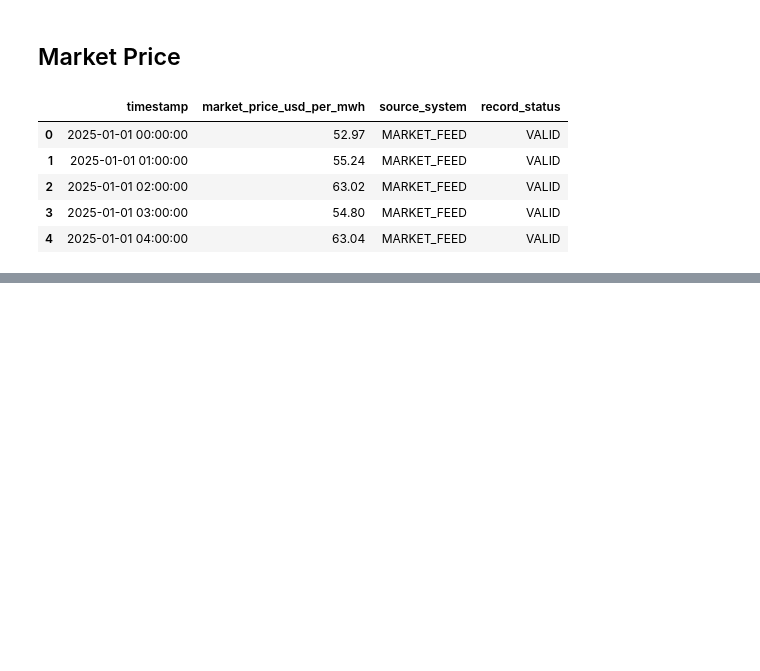
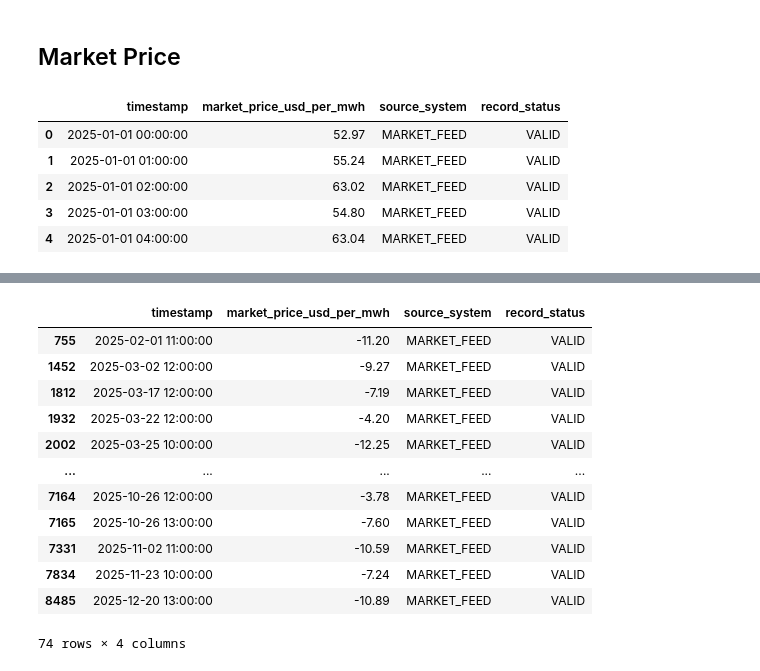
Before and after one commit to sadamhabnawi28/GreenGrid_Energy_Project, a Jupyter notebook: scripts/data_cleaning.ipynb, the cells around one changed output, grey strips where cells are left out. Cells and saved outputs as stored; diff of their text form; code cells hidden in the pictures; blank space fills up the shorter version.

```diff
--- a/scripts/data_cleaning.ipynb
+++ b/scripts/data_cleaning.ipynb
@@ -285,0 +277,3 @@ df_market_price.head()
+# %%
+df_market_price = df_market_price.drop_duplicates()
+df_market_price.duplicated().sum()
@@ -285,0 +282,3 @@ df_market_price.head()
+# %%
+df_market_price = df_market_price.dropna()
+df_market_price.isnull().sum()
@@ -285,0 +303,18 @@ df_market_price.head()
+# %%
+df_market_price[df_market_price["market_price_usd_per_mwh"] < 0]
+
+# df_market_price.loc[df_market_price["market_price_usd_per_mwh"] < 0, "market_price_usd_per_mwh"]
+# %% [output]
+|  | timestamp | market_price_usd_per_mwh | source_system | record_status |
+| 755 | 2025-02-01 11:00:00 | -11.20 | MARKET_FEED | VALID |
+| 1452 | 2025-03-02 12:00:00 | -9.27 | MARKET_FEED | VALID |
+| 1812 | 2025-03-17 12:00:00 | -7.19 | MARKET_FEED | VALID |
+| 1932 | 2025-03-22 12:00:00 | -4.20 | MARKET_FEED | VALID |
+| 2002 | 2025-03-25 10:00:00 | -12.25 | MARKET_FEED | VALID |
+| ... | ... | ... | ... | ... |
+| 7164 | 2025-10-26 12:00:00 | -3.78 | MARKET_FEED | VALID |
+| 7165 | 2025-10-26 13:00:00 | -7.60 | MARKET_FEED | VALID |
+| 7331 | 2025-11-02 11:00:00 | -10.59 | MARKET_FEED | VALID |
+| 7834 | 2025-11-23 10:00:00 | -7.24 | MARKET_FEED | VALID |
+| 8485 | 2025-12-20 13:00:00 | -10.89 | MARKET_FEED | VALID |
+74 rows × 4 columns
```
Also changed, not shown: parts of 6 cells of this notebook, 1 other file.
